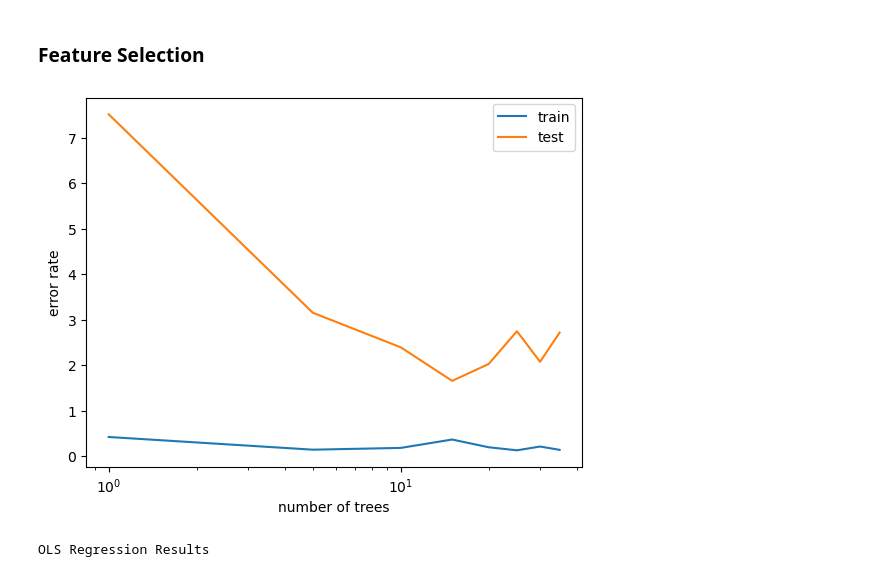
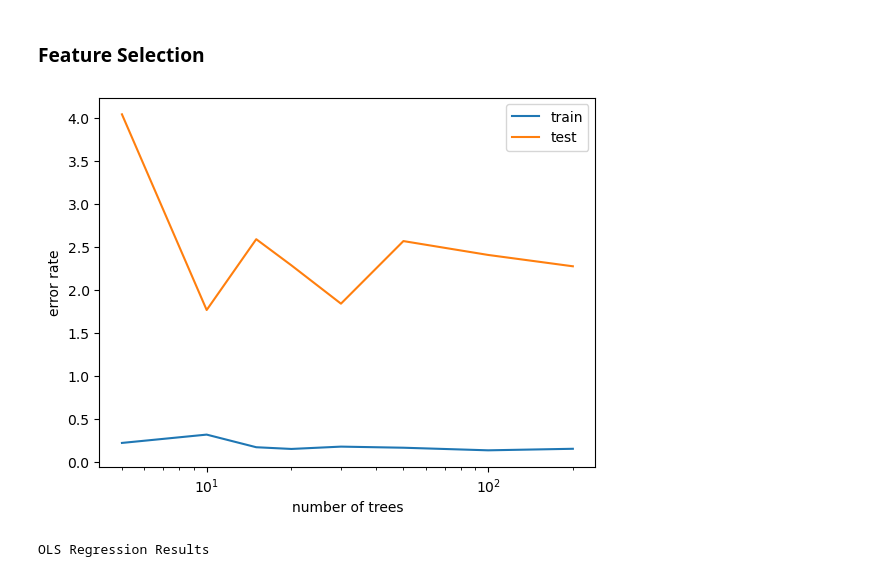
Before and after one commit to Loneruin/Flight_Delay_Prediction, a Jupyter notebook: Colin/random_forest_colin.ipynb, the cells around one changed output. Cells and saved outputs as stored; diff of their text form; code cells hidden in the pictures.

```diff
--- a/Colin/random_forest_colin.ipynb
+++ b/Colin/random_forest_colin.ipynb
@@ -184,9 +184,9 @@ def make_num_tree_plot(X_train, y_train, X_test, y_test, num_trees):
     ax.legend()
     plt.show()
 # %%
-make_num_tree_plot(X_train, y_train, X_val, y_val, (1,5,10,15,20,25,30,35))
+make_num_tree_plot(X_train, y_train, X_val, y_val, (5,10,15,20,30,50,100,200))
 # %% [output]
-[figure, old version]
+[figure, new version]
 # %%
 import statsmodels.api as sm
 
```
Also changed, not shown: parts of 2 cells of this notebook.
